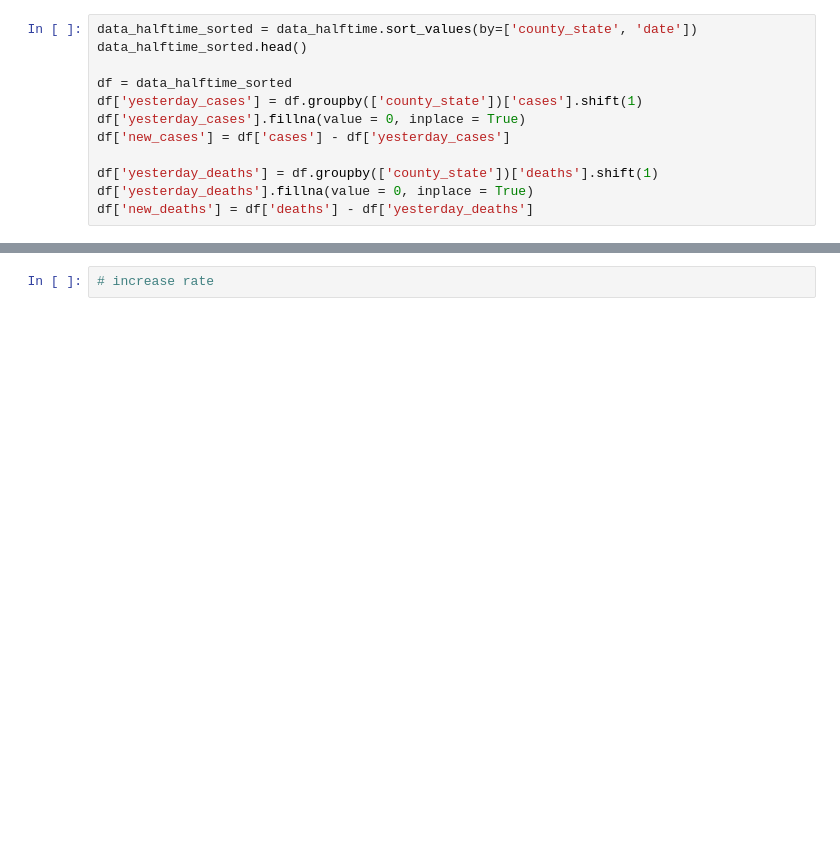
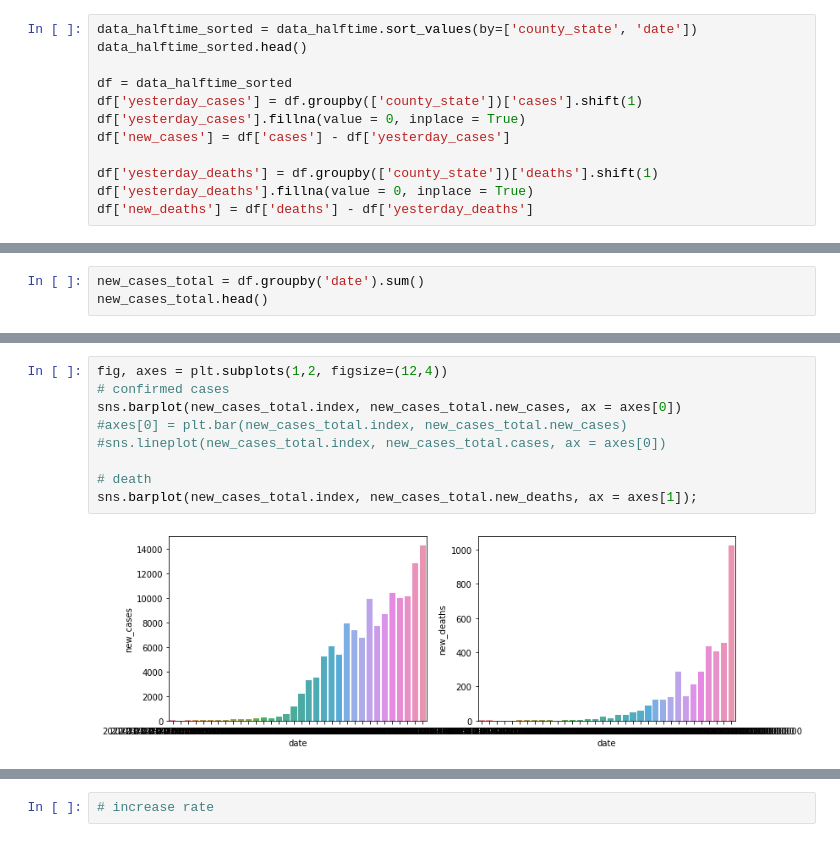
Before and after one commit to TianyuanCai/covid19, a Jupyter notebook: code/EDA.ipynb, the cells around one changed output, grey strips where cells are left out. Drawn from its saved outputs; the diff is of its cells as text; blank space fills up the shorter version.

Commit message:
graph daily new cases

```diff
--- a/code/EDA.ipynb
+++ b/code/EDA.ipynb
@@ -177,3 +177,6 @@ df.head()
 | 624 | 2020-03-06 | Bergen | New Jersey | 34003.0 | 3 | 0 | Bergen, New Jersey | 2.0 | 1.0 | ... |
 | 712 | 2020-03-07 | Bergen | New Jersey | 34003.0 | 3 | 0 | Bergen, New Jersey | 3.0 | 0.0 | ... |
 | 816 | 2020-03-08 | Bergen | New Jersey | 34003.0 | 4 | 0 | Bergen, New Jersey | 3.0 | 1.0 | ... |
+# %%
+new_cases_total = df.groupby('date').sum()
+new_cases_total.head()
@@ -180,2 +191,13 @@ df.head()
+# %%
+fig, axes = plt.subplots(1,2, figsize=(12,4))
+# confirmed cases
+sns.barplot(new_cases_total.index, new_cases_total.new_cases, ax = axes[0])
+#axes[0] = plt.bar(new_cases_total.index, new_cases_total.new_cases)
+#sns.lineplot(new_cases_total.index, new_cases_total.cases, ax = axes[0])
+
+# death
+sns.barplot(new_cases_total.index, new_cases_total.new_deaths, ax = axes[1]);
+# %% [output]
+[figure, added]
 # %%
 # Mortality rate
```
Also changed, not shown: parts of 3 cells of this notebook.
